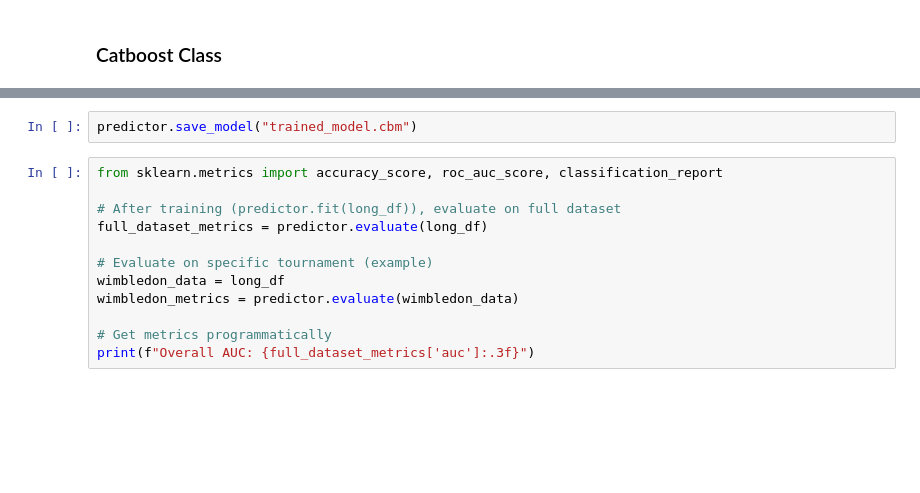
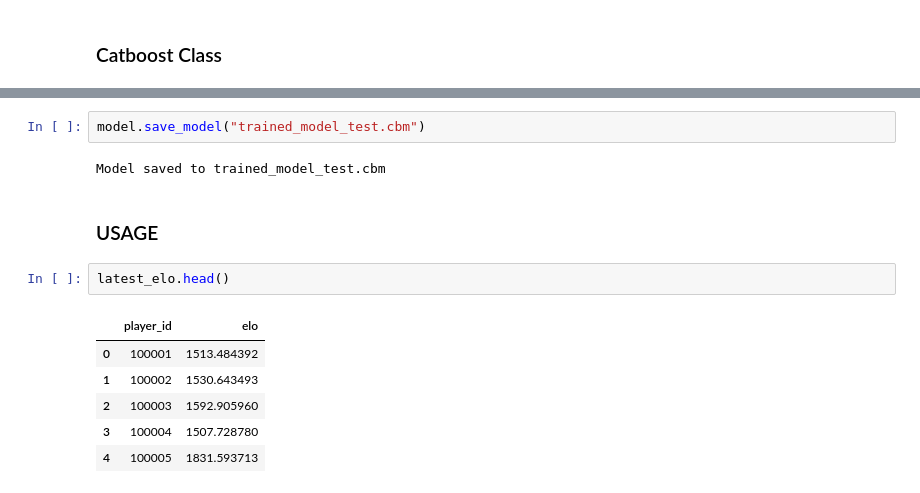
Before and after one commit to MitroulisDimitris/SportsPredictor, a Jupyter notebook: implementation.ipynb, the cells around one changed output, grey strips where cells are left out. Cells and saved outputs as stored; diff of their text form; blank space fills up the shorter version.

```diff
--- a/implementation.ipynb
+++ b/implementation.ipynb
@@ -341,17 +341,18 @@ final_model.fit(Pool(X, y, cat_features=cat_features))
 # %%
-predictor.save_model("trained_model.cbm")
+model.save_model("trained_model_test.cbm")
+# %% [output]
+Model saved to trained_model_test.cbm
-# %%
-from sklearn.metrics import accuracy_score, roc_auc_score, classification_report
-
-# After training (predictor.fit(long_df)), evaluate on full dataset
-full_dataset_metrics = predictor.evaluate(long_df)
-
-# Evaluate on specific tournament (example)
-wimbledon_data = long_df
-wimbledon_metrics = predictor.evaluate(wimbledon_data)
-
-# Get metrics programmatically
-print(f"Overall AUC: {full_dataset_metrics['auc']:.3f}")
+# %% [markdown]
+### USAGE
+# %%
+latest_elo.head()
+# %% [output]
+|  | player_id | elo |
+| 0 | 100001 | 1513.484392 |
+| 1 | 100002 | 1530.643493 |
+| 2 | 100003 | 1592.905960 |
+| 3 | 100004 | 1507.728780 |
+| 4 | 100005 | 1831.593713 |
 # %%
 import pandas as pd
 
```
Also changed, not shown: parts of 9 cells of this notebook, 4 other files.
